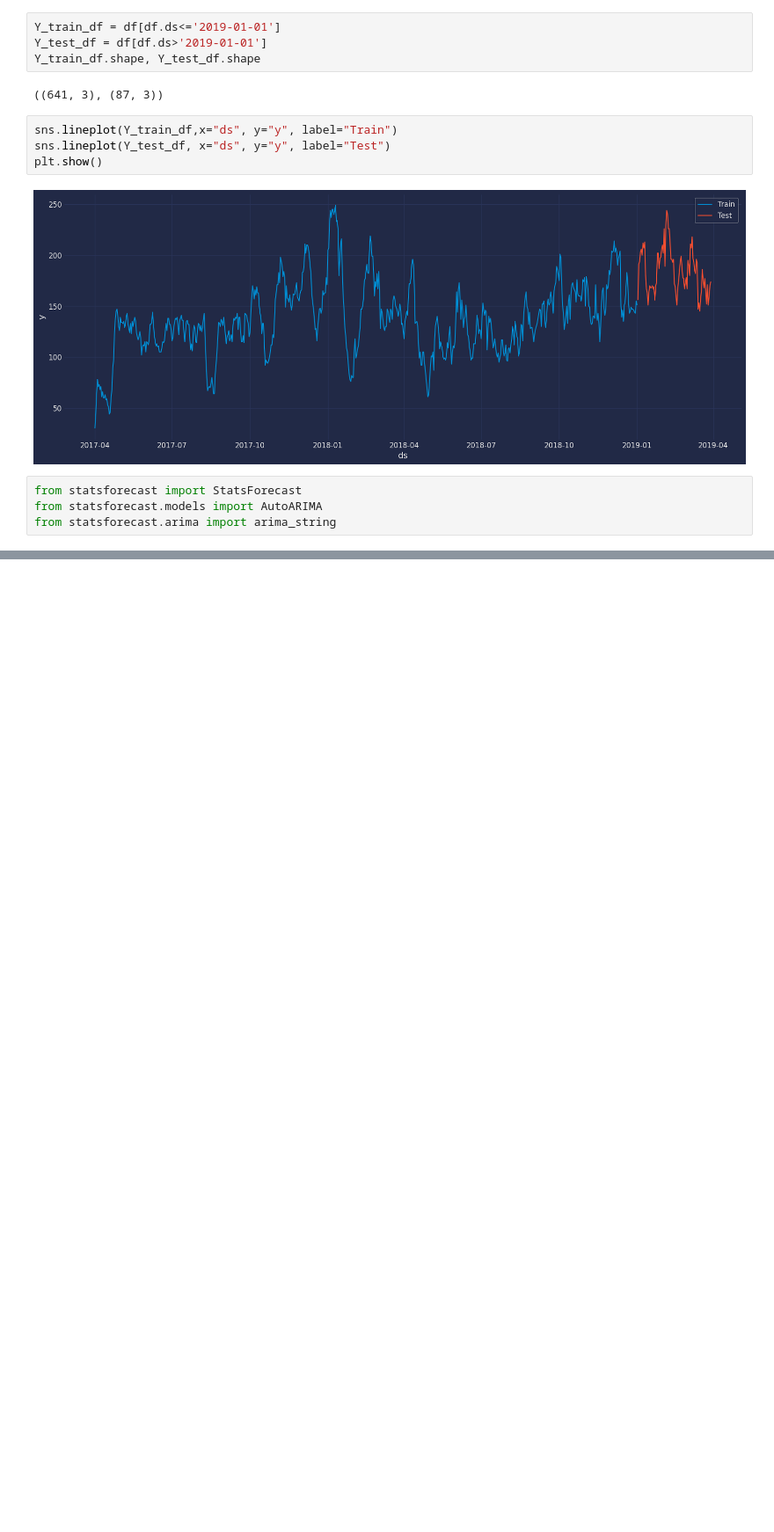
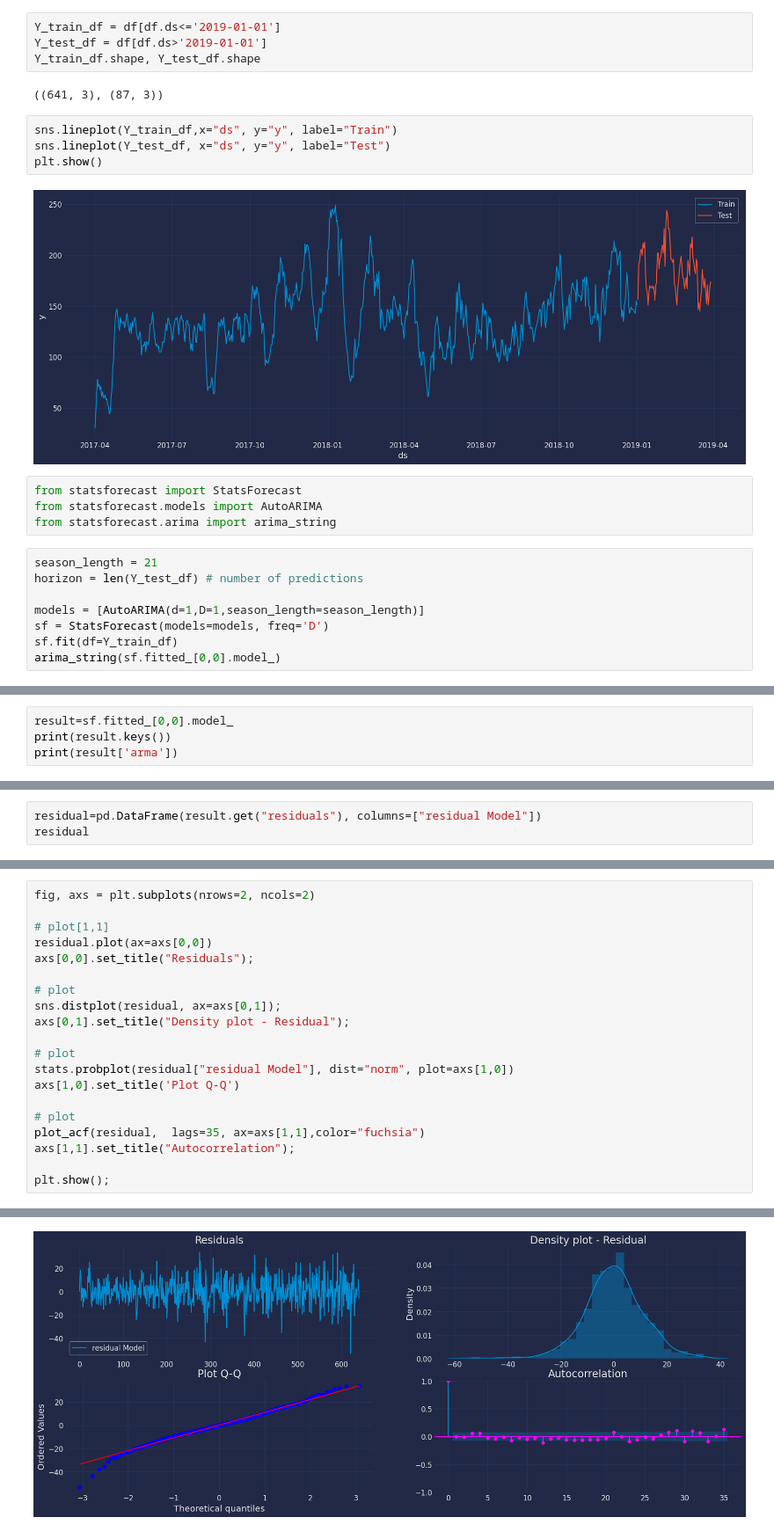
Before and after one commit to Gaby-D/Proyecto_Final_IC_2025, a Jupyter notebook: 09_Usando_Tutorial.ipynb, the cells around one changed output, grey strips where cells are left out. Shown at 88% size. Saved outputs shown, nothing was run; the diff lists cells and outputs as text; blank space fills up the shorter version.

```diff
--- a/09_Usando_Tutorial.ipynb
+++ b/09_Usando_Tutorial.ipynb
@@ -84,3 +84,11 @@ plt.show()
 from statsforecast import StatsForecast
 from statsforecast.models import AutoARIMA
 from statsforecast.arima import arima_string
+# %%
+season_length = 21
+horizon = len(Y_test_df) # number of predictions
+
+models = [AutoARIMA(d=1,D=1,season_length=season_length)]
+sf = StatsForecast(models=models, freq='D')
+sf.fit(df=Y_train_df)
+arima_string(sf.fitted_[0,0].model_)
@@ -86,0 +97,4 @@ from statsforecast.arima import arima_string
+# %%
+result=sf.fitted_[0,0].model_
+print(result.keys())
+print(result['arma'])
@@ -86,0 +104,3 @@ from statsforecast.arima import arima_string
+# %%
+residual=pd.DataFrame(result.get("residuals"), columns=["residual Model"])
+residual
@@ -86,0 +121,21 @@ from statsforecast.arima import arima_string
+# %%
+fig, axs = plt.subplots(nrows=2, ncols=2)
+
+# plot[1,1]
+residual.plot(ax=axs[0,0])
+axs[0,0].set_title("Residuals");
+
+# plot
+sns.distplot(residual, ax=axs[0,1]);
+axs[0,1].set_title("Density plot - Residual");
+
+# plot
+stats.probplot(residual["residual Model"], dist="norm", plot=axs[1,0])
+axs[1,0].set_title('Plot Q-Q')
+
+# plot
+plot_acf(residual,  lags=35, ax=axs[1,1],color="fuchsia")
+axs[1,1].set_title("Autocorrelation");
+
+plt.show();
+# %% [output]
@@ -86,0 +151 @@ from statsforecast.arima import arima_string
+[figure, added]
```
Also changed, not shown: parts of 10 cells of this notebook.
